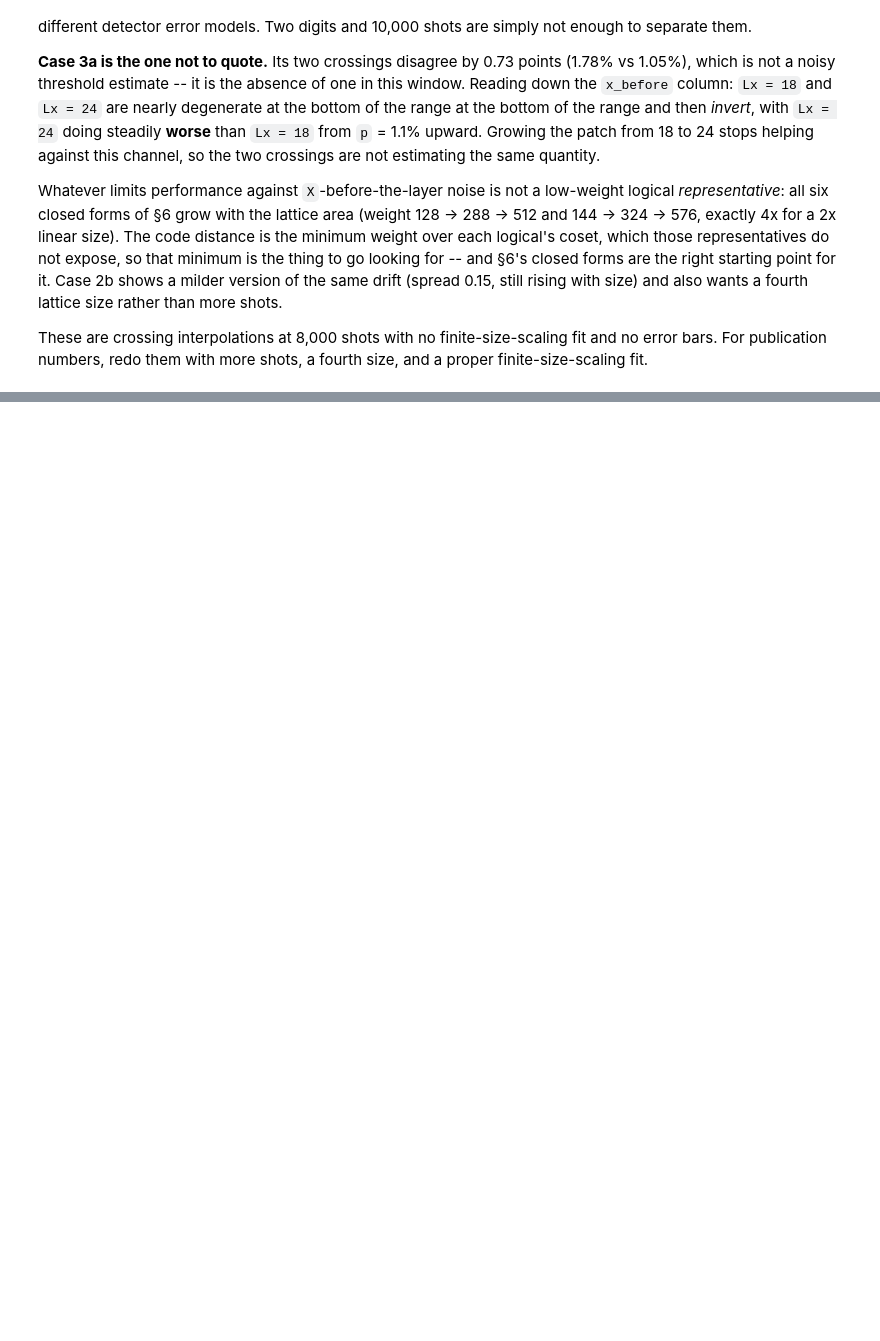
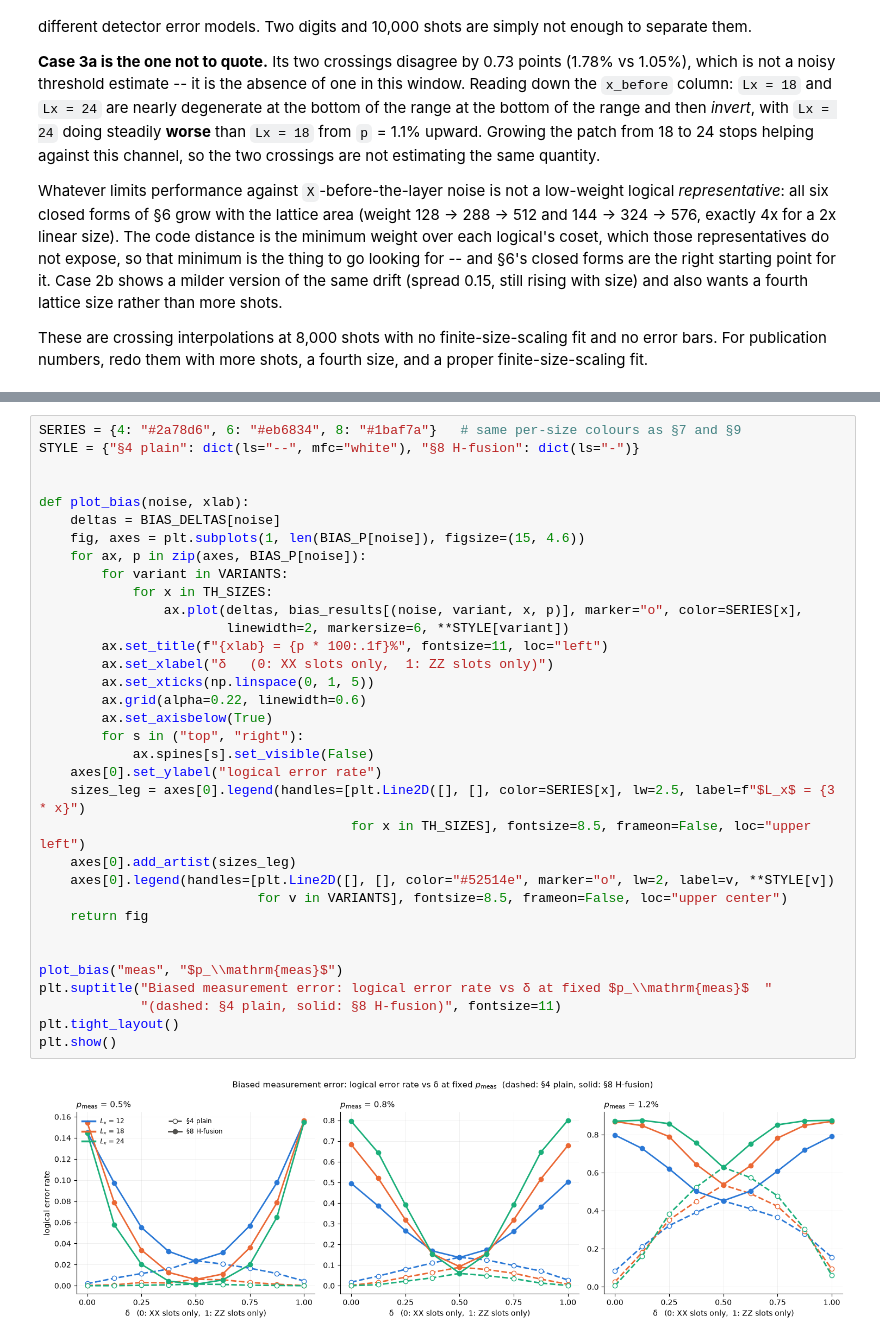
Before and after one commit to anxious-pineapple/Errors-in-FBQC-Code, a Jupyter notebook: Code/HexagonMOD2_fbqc_walkthrough.ipynb, the cells around one changed output, grey strips where cells are left out. Saved outputs shown, nothing was run; the diff lists cells and outputs as text; blank space fills up the shorter version.

```diff
--- a/Code/HexagonMOD2_fbqc_walkthrough.ipynb
+++ b/Code/HexagonMOD2_fbqc_walkthrough.ipynb
@@ -1559,0 +2334,36 @@ size, and a proper finite-size-scaling fit.
+# %%
+SERIES = {4: "#2a78d6", 6: "#eb6834", 8: "#1baf7a"}   # same per-size colours as §7 and §9
+STYLE = {"§4 plain": dict(ls="--", mfc="white"), "§8 H-fusion": dict(ls="-")}
+
+
+def plot_bias(noise, xlab):
+    deltas = BIAS_DELTAS[noise]
+    fig, axes = plt.subplots(1, len(BIAS_P[noise]), figsize=(15, 4.6))
+    for ax, p in zip(axes, BIAS_P[noise]):
+        for variant in VARIANTS:
+            for x in TH_SIZES:
+                ax.plot(deltas, bias_results[(noise, variant, x, p)], marker="o", color=SERIES[x],
+                        linewidth=2, markersize=6, **STYLE[variant])
+        ax.set_title(f"{xlab} = {p * 100:.1f}%", fontsize=11, loc="left")
+        ax.set_xlabel("δ   (0: XX slots only,  1: ZZ slots only)")
+        ax.set_xticks(np.linspace(0, 1, 5))
+        ax.grid(alpha=0.22, linewidth=0.6)
+        ax.set_axisbelow(True)
+        for s in ("top", "right"):
+            ax.spines[s].set_visible(False)
+    axes[0].set_ylabel("logical error rate")
+    sizes_leg = axes[0].legend(handles=[plt.Line2D([], [], color=SERIES[x], lw=2.5, label=f"$L_x$ = {3 * x}")
+                                        for x in TH_SIZES], fontsize=8.5, frameon=False, loc="upper left")
+    axes[0].add_artist(sizes_leg)
+    axes[0].legend(handles=[plt.Line2D([], [], color="#52514e", marker="o", lw=2, label=v, **STYLE[v])
+                            for v in VARIANTS], fontsize=8.5, frameon=False, loc="upper center")
+    return fig
+
+
+plot_bias("meas", "$p_\\mathrm{meas}$")
+plt.suptitle("Biased measurement error: logical error rate vs δ at fixed $p_\\mathrm{meas}$  "
+             "(dashed: §4 plain, solid: §8 H-fusion)", fontsize=11)
+plt.tight_layout()
+plt.show()
+# %% [output]
+[figure, added]
```
Also changed, not shown: parts of 39 cells of this notebook, 26 other files.
